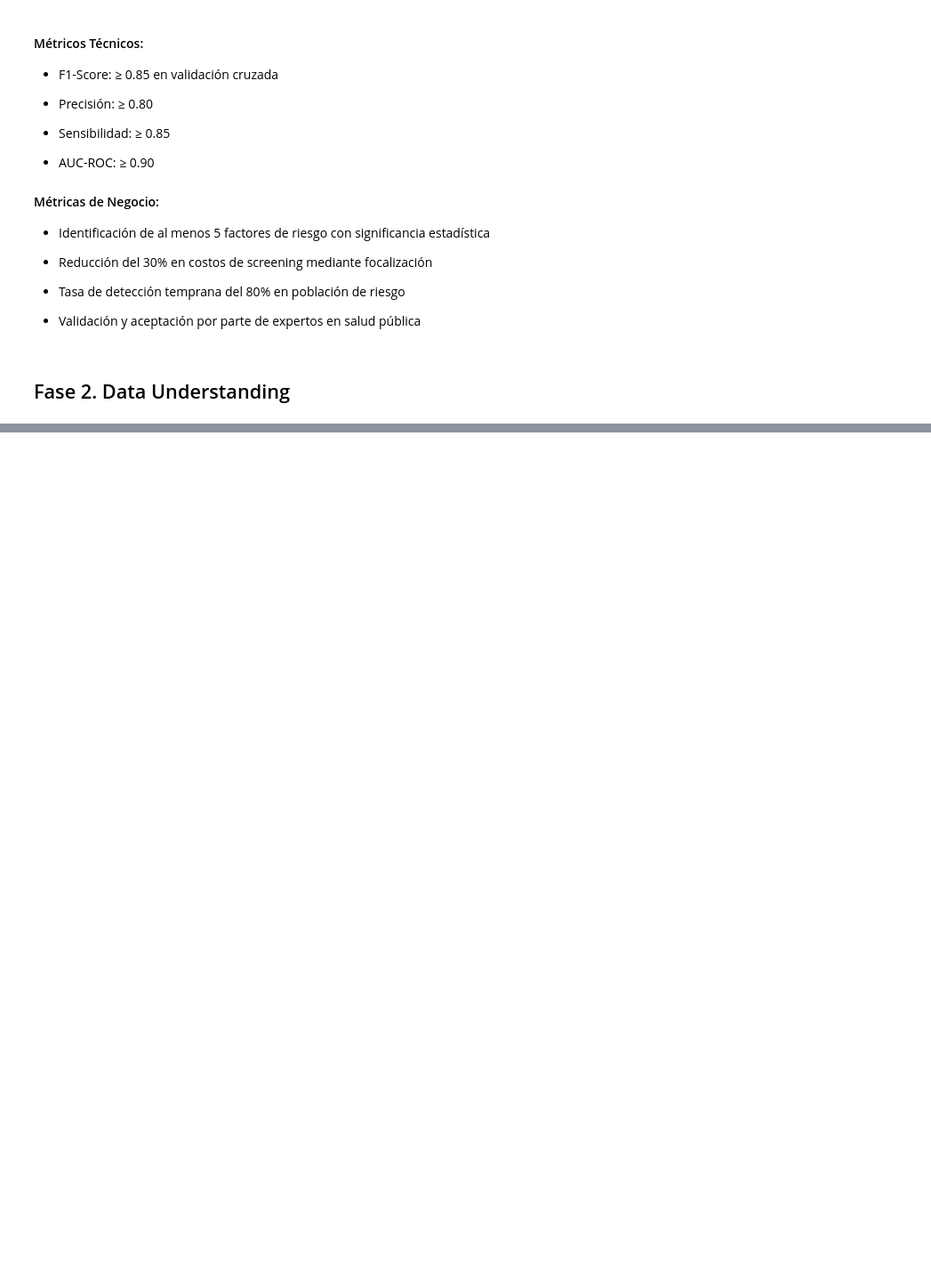
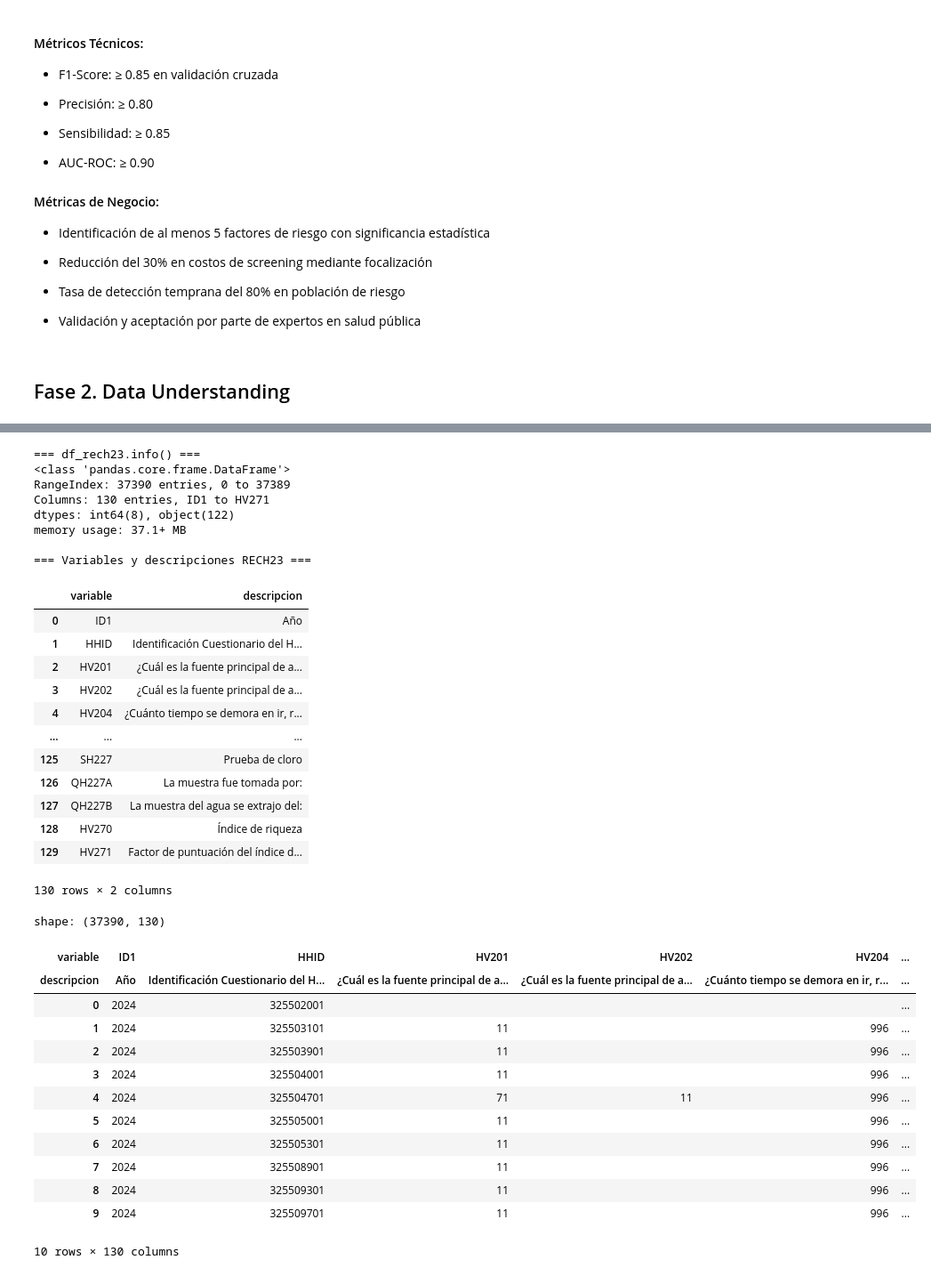
Before and after one commit to abelguevara-upeu/data-minig, a Jupyter notebook: notebooks/md-project/Fase 1-2.ipynb, the cells around one changed output, grey strips where cells are left out. Shown at 89% size. Drawn from its saved outputs; the diff is of its cells as text; code cells hidden in the pictures; blank space fills up the shorter version.

```diff
--- a/notebooks/md-project/Fase 1-2.ipynb
+++ b/notebooks/md-project/Fase 1-2.ipynb
@@ -195,0 +371,64 @@ df.shape: (38488, 40)
+# %%
+# Resumen general Dataset RECH23
+# Cargar diccionario específico RECH23
+dicc_rech23 = cargar_diccionario_variables('RECH23')
+
+print("=== df_rech23.info() ===")
+df_rech23.info()
+
+# Tabla variable + descripción
+meta_rech23 = (
+    pd.DataFrame({'variable': df_rech23.columns})
+      .assign(descripcion=lambda d: d.variable.map(dicc_rech23)
+              .fillna("(sin descripción en diccionario)"))
+)
+
+print("\n=== Variables y descripciones RECH23 ===")
+display(meta_rech23)
+
+print("\nshape:", df_rech23.shape)
+
+# Head con MultiIndex (solo para visualización)
+vista_rech23 = df_rech23.head(10).copy()
+vista_rech23.columns = pd.MultiIndex.from_arrays(
+    [vista_rech23.columns,
+     [dicc_rech23.get(c, "") for c in vista_rech23.columns]],
+    names=["variable", "descripcion"]
+)
+display(vista_rech23)
+# %% [output]
+=== df_rech23.info() ===
+<class 'pandas.core.frame.DataFrame'>
+RangeIndex: 37390 entries, 0 to 37389
+Columns: 130 entries, ID1 to HV271
+dtypes: int64(8), object(122)
+memory usage: 37.1+ MB
+
+=== Variables y descripciones RECH23 ===
+|  | variable | descripcion |
+| 0 | ID1 | Año |
+| 1 | HHID | Identificación Cuestionario del H... |
+| 2 | HV201 | ¿Cuál es la fuente principal de a... |
+| 3 | HV202 | ¿Cuál es la fuente principal de a... |
+| 4 | HV204 | ¿Cuánto tiempo se demora en ir, r... |
+| ... | ... | ... |
+| 125 | SH227 | Prueba de cloro |
+| 126 | QH227A | La muestra fue tomada por: |
+| 127 | QH227B | La muestra del agua se extrajo del: |
+| 128 | HV270 | Índice de riqueza |
+| 129 | HV271 | Factor de puntuación del índice d... |
+130 rows × 2 columns
+shape: (37390, 130)
+| variable | ID1 | HHID | HV201 | HV202 | HV204 | ... |
+| descripcion | Año | Identificación Cuestionario del H... | ¿Cuál es la fuente principal de a... | ¿Cuál es la fuente principal de a... | ¿Cuánto tiempo se demora en ir, r... | ... |
+| 0 | 2024 | 325502001 |  |  |  | ... |
+| 1 | 2024 | 325503101 | 11 |  | 996 | ... |
+| 2 | 2024 | 325503901 | 11 |  | 996 | ... |
+| 3 | 2024 | 325504001 | 11 |  | 996 | ... |
+| 4 | 2024 | 325504701 | 71 | 11 | 996 | ... |
+| 5 | 2024 | 325505001 | 11 |  | 996 | ... |
+| 6 | 2024 | 325505301 | 11 |  | 996 | ... |
+| 7 | 2024 | 325508901 | 11 |  | 996 | ... |
+| 8 | 2024 | 325509301 | 11 |  | 996 | ... |
+| 9 | 2024 | 325509701 | 11 |  | 996 | ... |
+10 rows × 130 columns
```
Also changed, not shown: parts of 8 cells of this notebook, 5 other files.
